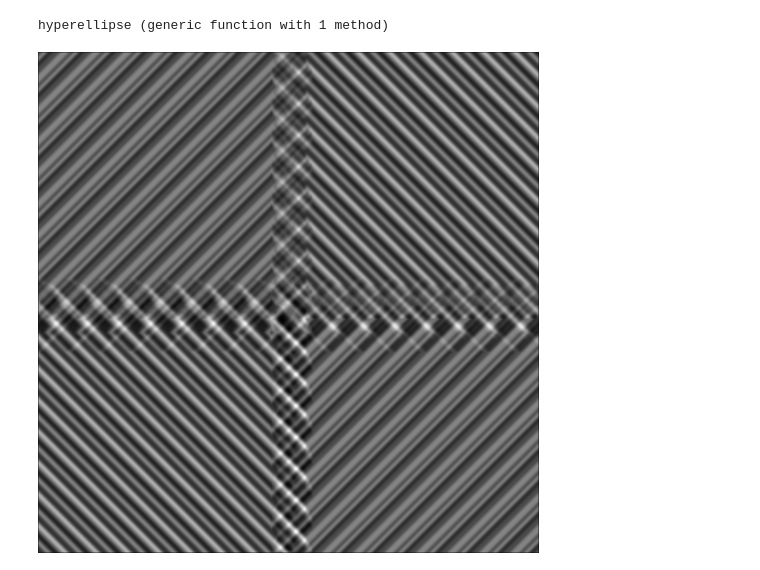
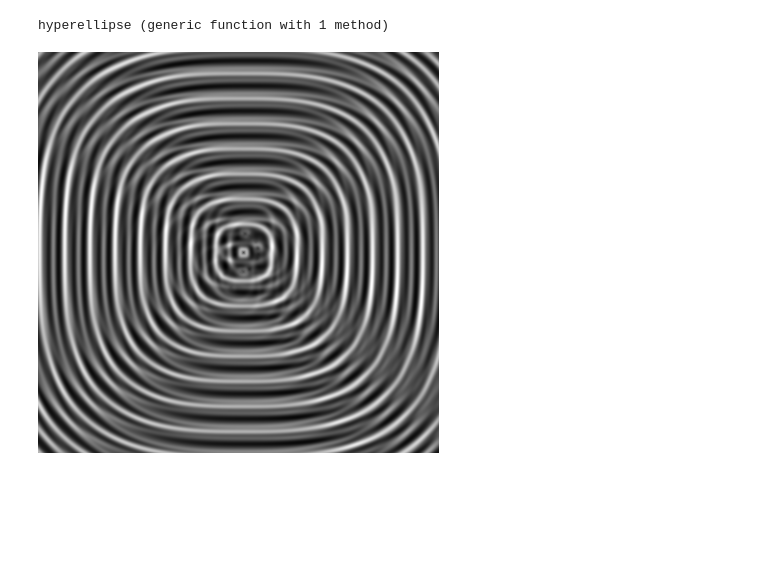
Before and after one commit to vbprojects/miniprojects, a Jupyter notebook: hyper_ellipsoid_classifier/hyperelipsoidgraphic.ipynb, the cells around one changed output. Saved outputs shown, nothing was run; the diff lists cells and outputs as text; code cells hidden in the pictures; blank space fills up the shorter version.

```diff
--- a/hyper_ellipsoid_classifier/hyperelipsoidgraphic.ipynb
+++ b/hyper_ellipsoid_classifier/hyperelipsoidgraphic.ipynb
@@ -37,8 +34,8 @@ begin
 end
 # %%
 begin
-    img = [hyperellipse(w, b, [kern([i; j], X[k, :]) for k in inds] ) for i in -10:.01:10, j in -10:.01:10]
+    img = [hyperellipse(w, b, [kern([i; j], X[k, :]) for k in inds] ) for i in -10:.05:10, j in -10:.05:10]
     (img .- minimum(img)) ./ (maximum(img)  - minimum(img)) .|> Gray
 end
 # %% [output]
-[figure, old version]
+[figure, new version]
```
Also changed, not shown: parts of 3 cells of this notebook, 22 other files.
